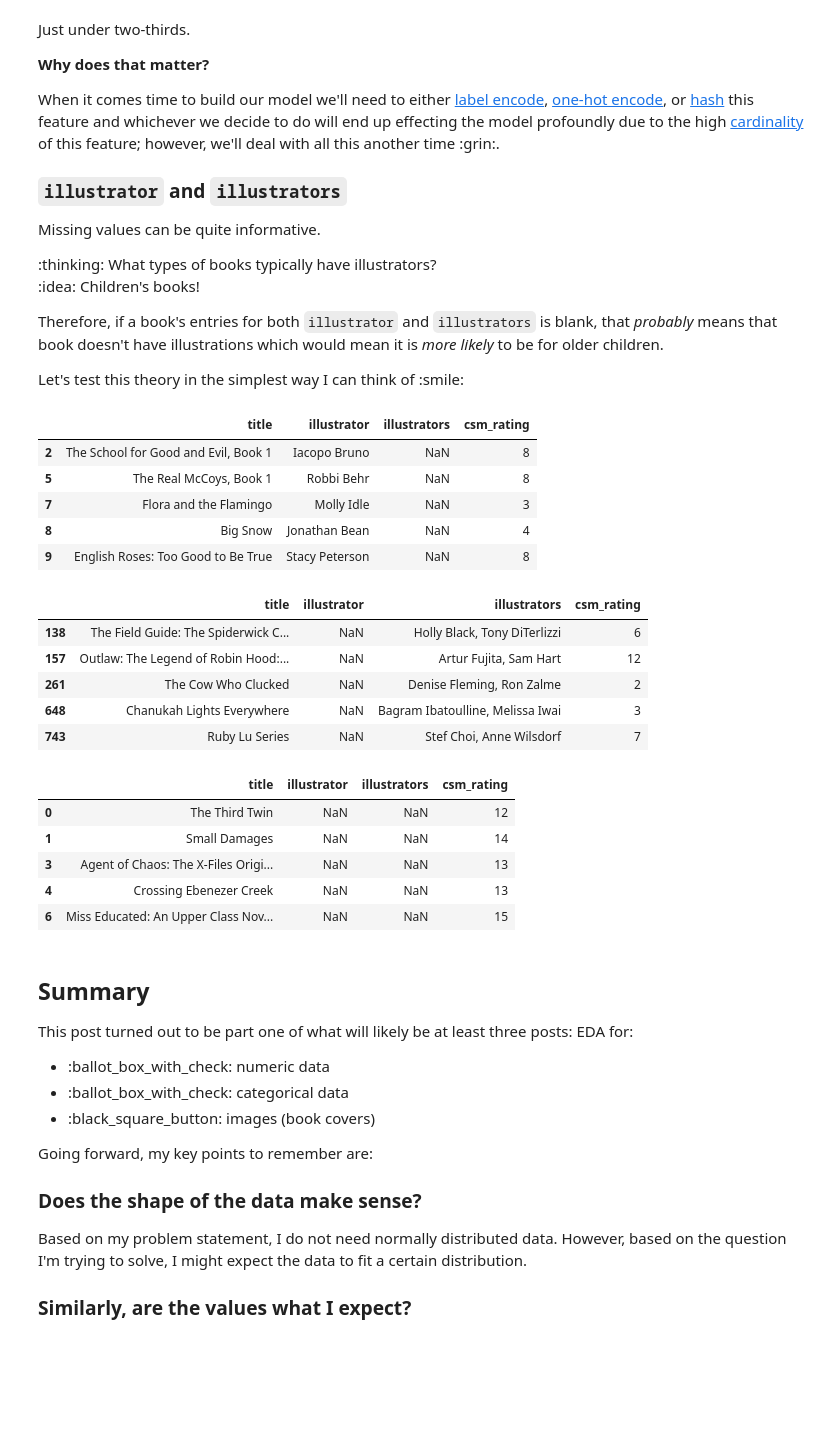
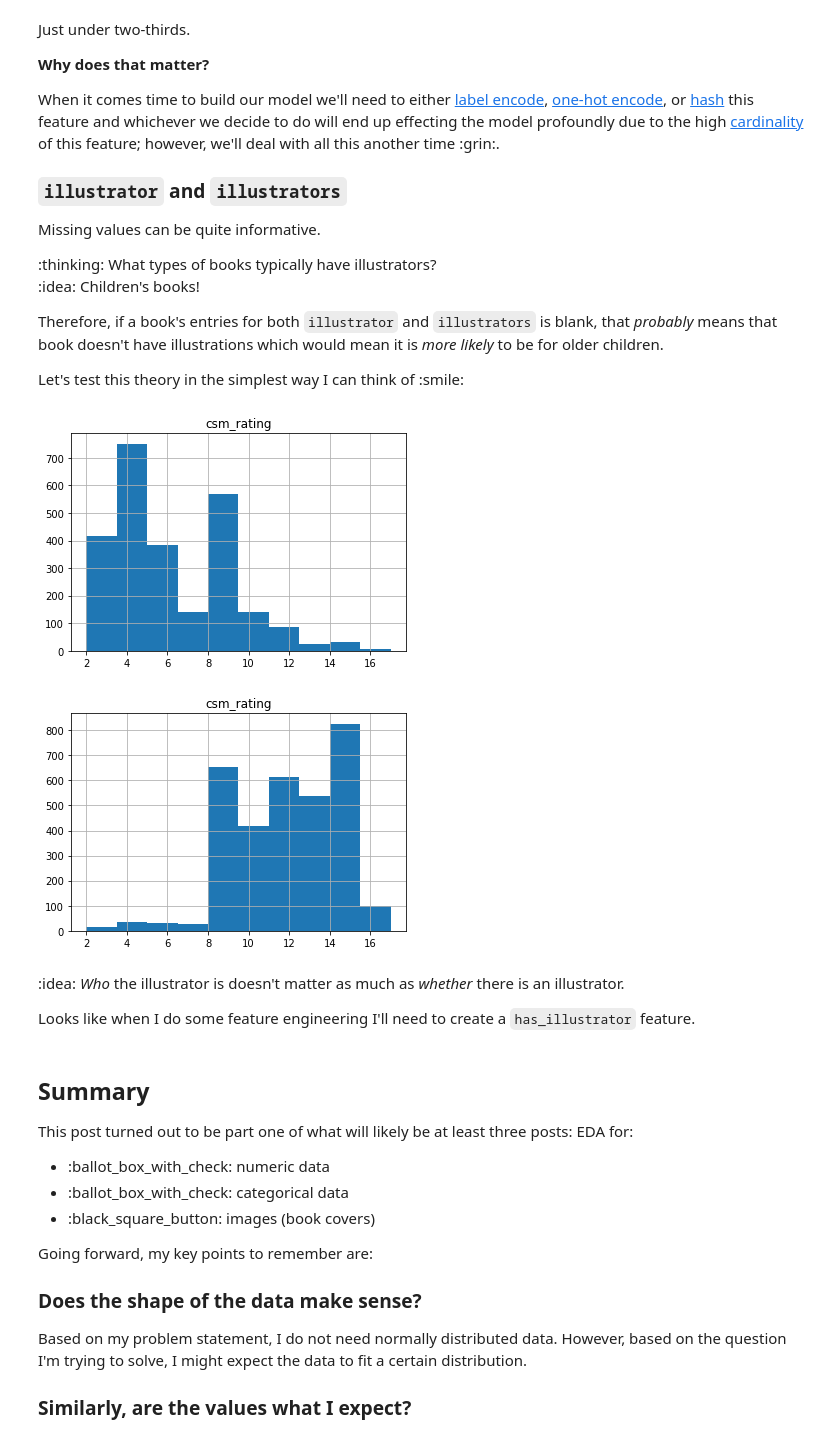
Before and after one commit to educatorsRlearners/an-a-z-of-machine-learning, a Jupyter notebook: _notebooks/2020-06-22-e-is-for-eda.ipynb, the cells around one changed output. Saved outputs shown, nothing was run; the diff lists cells and outputs as text; code cells hidden in the pictures; blank space fills up the shorter version.

```diff
--- a/_notebooks/2020-06-22-e-is-for-eda.ipynb
+++ b/_notebooks/2020-06-22-e-is-for-eda.ipynb
@@ -355,32 +355,19 @@ Therefore, if a book's entries for both `illustrator` and `illustrators` is blan
 
 Let's test this theory in the simplest way I can think of :smile:
 # %%
-df.loc[df['illustrator'].notna(), ['title', 'illustrator', 'illustrators', 'csm_rating']].head(5)
+#Has an illustrator
+df.loc[df['illustrator'].notna() | df['illustrators'].notna(), ['csm_rating']].hist();
 # %% [output]
-|  | title | illustrator | illustrators | csm_rating |
-| 2 | The School for Good and Evil, Book 1 | Iacopo Bruno | NaN | 8 |
-| 5 | The Real McCoys, Book 1 | Robbi Behr | NaN | 8 |
-| 7 | Flora and the Flamingo | Molly Idle | NaN | 3 |
-| 8 | Big Snow | Jonathan Bean | NaN | 4 |
-| 9 | English Roses: Too Good to Be True | Stacy Peterson | NaN | 8 |
+[figure, added]
-# %%
-df.loc[df['illustrators'].notna(), ['title', 'illustrator', 'illustrators', 'csm_rating']].head(5)
-# %% [output]
-|  | title | illustrator | illustrators | csm_rating |
-| 138 | The Field Guide: The Spiderwick C... | NaN | Holly Black, Tony DiTerlizzi | 6 |
-| 157 | Outlaw: The Legend of Robin Hood:... | NaN | Artur Fujita, Sam Hart | 12 |
-| 261 | The Cow Who Clucked | NaN | Denise Fleming, Ron Zalme | 2 |
-| 648 | Chanukah Lights Everywhere | NaN | Bagram Ibatoulline, Melissa Iwai | 3 |
-| 743 | Ruby Lu Series | NaN | Stef Choi, Anne Wilsdorf | 7 |
 # %%
-df.loc[df['illustrators'].isna() & df["illustrator"].isna(), ['title', 'illustrator', 'illustrators', 'csm_rating']].head(5)
+#Doesn't have an illustrator
+df.loc[df['illustrators'].isna() & df["illustrator"].isna(), ['csm_rating']].hist();
 # %% [output]
-|  | title | illustrator | illustrators | csm_rating |
-| 0 | The Third Twin | NaN | NaN | 12 |
-| 1 | Small Damages | NaN | NaN | 14 |
-| 3 | Agent of Chaos: The X-Files Origi... | NaN | NaN | 13 |
-| 4 | Crossing Ebenezer Creek | NaN | NaN | 13 |
-| 6 | Miss Educated: An Upper Class Nov... | NaN | NaN | 15 |
+[figure, added]
+# %% [markdown]
+:idea: *Who* the illustrator is doesn't matter as much as *whether* there is an illustrator.
+
+Looks like when I do some feature engineering I'll need to create a `has_illustrator` feature.
 # %% [markdown]
 ## Summary
 
```
Also changed, not shown: parts of 1 cell of this notebook.
